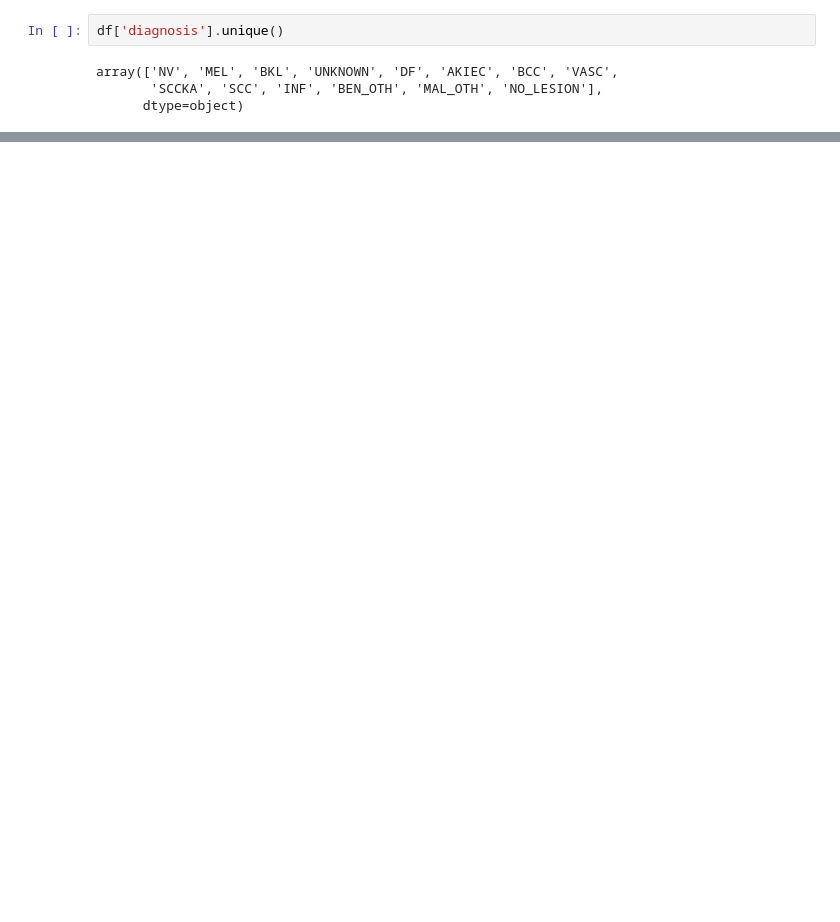
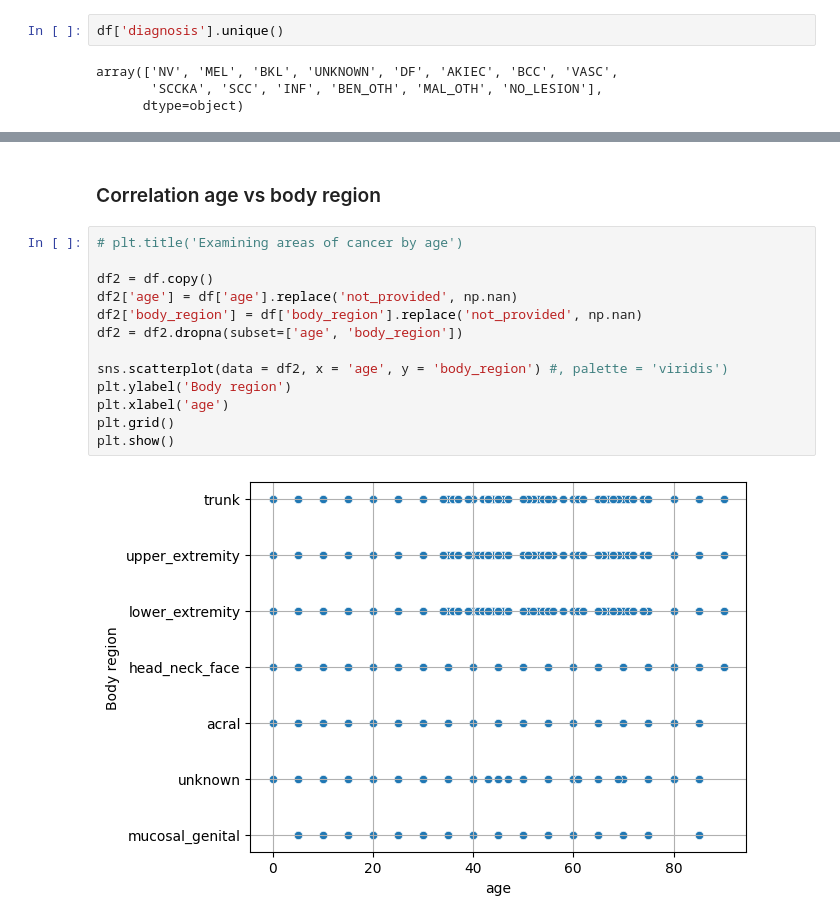
Before and after one commit to carlota-trigo/master_thesis_ucm, a Jupyter notebook: eda_metadata.ipynb, the cells around one changed output, grey strips where cells are left out. Saved outputs shown, nothing was run; the diff lists cells and outputs as text; blank space fills up the shorter version.

```diff
--- a/eda_metadata.ipynb
+++ b/eda_metadata.ipynb
@@ -322,0 +402,17 @@ df.loc[df['dx7']=='unknown', ['lesion']].value_counts()
+# %% [markdown]
+### Correlation age vs body region
+# %%
+# plt.title('Examining areas of cancer by age')
+
+df2 = df.copy()
+df2['age'] = df['age'].replace('not_provided', np.nan)
+df2['body_region'] = df['body_region'].replace('not_provided', np.nan)
+df2 = df2.dropna(subset=['age', 'body_region'])
+
+sns.scatterplot(data = df2, x = 'age', y = 'body_region') #, palette = 'viridis')
+plt.ylabel('Body region')
+plt.xlabel('age')
+plt.grid()
+plt.show()
+# %% [output]
+[figure, added]
```
Also changed, not shown: parts of 36 cells of this notebook, 1 other file.
